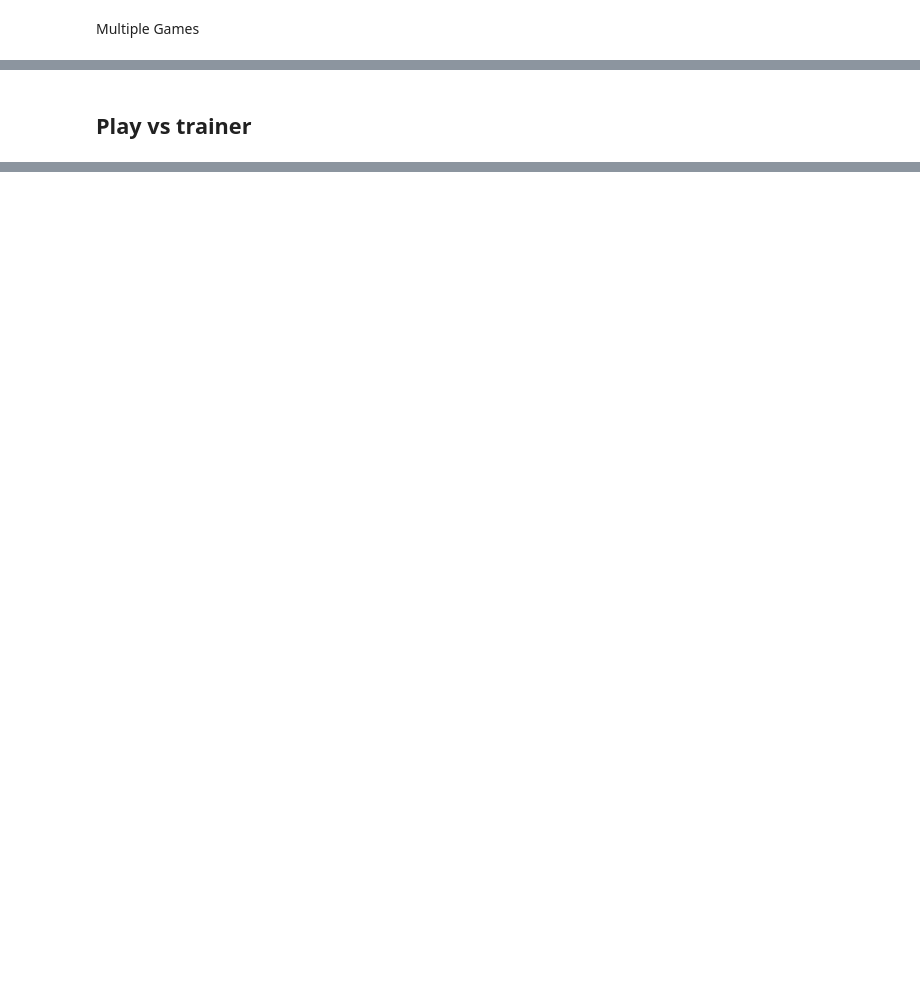
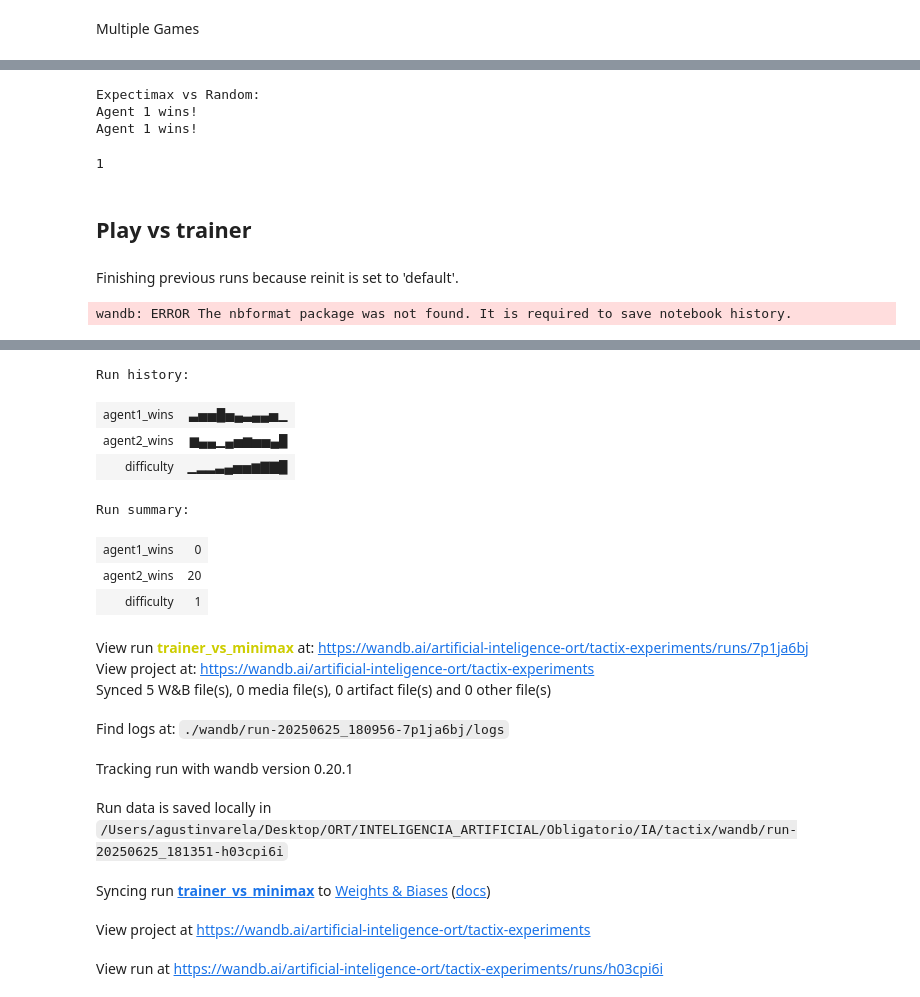
Before and after one commit to agustin2606/IA, a Jupyter notebook: tactix/tactix.ipynb, the cells around one changed output, grey strips where cells are left out. Saved outputs shown, nothing was run; the diff lists cells and outputs as text; code cells hidden in the pictures; blank space fills up the shorter version.

```diff
--- a/tactix/tactix.ipynb
+++ b/tactix/tactix.ipynb
@@ -65,3 +73,21 @@ plot_results(results)
+# %%
+import importlib
+import expectimax_agent
+import numpy as np
+importlib.reload(expectimax_agent)
+from expectimax_agent import ExpectimaxAgent
+
+# Crear un agente expectimax
+expectimax_agent = ExpectimaxAgent(env, depth=2)
+
+# Jugar contra un agente aleatorio
+print("Expectimax vs Random:")
+play_vs_other_agent(env, expectimax_agent, random_agent_1, render=False)
+# %% [output]
+Expectimax vs Random:
+Agent 1 wins!
+Agent 1 wins!
+1
 # %% [markdown]
 ## Play vs trainer
 # %%
@@ -69,9 +95,36 @@ plot_results(results)
 difficulties = [i / 10 for i in range(11)]
 results_summary = []
 
+total_agent1_wins=0
+total_agent2_wins=0
+
+wandb.init(project="tactix-experiments", name="trainer_vs_minimax")
+
 for d in difficulties:
     agent1 = TrainerAgent(env, difficulty=d)
-    agent2 = RandomTacTixAgent(env)
+    agent2 = MinimaxAgent(env)
 
-    results = run_multiple_games(env, agent1, agent2, num_games=200)
+    results = run_multiple_games(env, agent1, agent2, num_games=20)
     results_summary.append((d, results["agent1_wins"], results["agent2_wins"]))
+
+    total_agent1_wins += results["agent1_wins"]
+    total_agent2_wins += results["agent2_wins"]
+
+    wandb.log({
+        "difficulty": d,
+        "agent1_wins": results["agent1_wins"],
+        "agent2_wins": results["agent2_wins"]
+    })
+
+table= wandb.Table(data =[
+    ["Agent1", total_agent1_wins],
+    ["Agent2", total_agent2_wins]
+], columns=["Agent", "Wins"])
+
+
+wandb.log({"total_wins_bar_chat": wandb.plot.bar(table, "Agent", "Wins", title="Total Wins by Agent")})
+
+wandb.finish()
+# %% [output]
+Finishing previous runs because reinit is set to 'default'.
+wandb: ERROR The nbformat package was not found. It is required to save notebook history.
@@ -78,3 +132,20 @@ for d in difficulties:
+Run history:
+| agent1_wins | ▃▅▅█▅▄▃▄▄▅▁ |
+| agent2_wins | ▆▄▄▁▄▅▆▅▅▄█ |
+| difficulty | ▁▂▂▃▄▅▅▆▇▇█ |
+Run summary:
+| agent1_wins | 0 |
+| agent2_wins | 20 |
+| difficulty | 1 |
+View run trainer_vs_minimax at: https://wandb.ai/artificial-inteligence-ort/tactix-experiments/runs/7p1ja6bj
+View project at: https://wandb.ai/artificial-inteligence-ort/tactix-experiments
+Synced 5 W&B file(s), 0 media file(s), 0 artifact file(s) and 0 other file(s)
+Find logs at: ./wandb/run-20250625_180956-7p1ja6bj/logs
+Tracking run with wandb version 0.20.1
+Run data is saved locally in /Users/agustinvarela/Desktop/ORT/INTELIGENCIA_ARTIFICIAL/Obligatorio/IA/tactix/wandb/run-20250625_181351-h03cpi6i
+Syncing run trainer_vs_minimax to Weights & Biases (docs)
+View project at https://wandb.ai/artificial-inteligence-ort/tactix-experiments
+View run at https://wandb.ai/artificial-inteligence-ort/tactix-experiments/runs/h03cpi6i
 # %%
 # Mostrar resultados
 print("Probability | Agent 1 Wins | Agent 2 Wins")
```
Also changed, not shown: parts of 8 cells of this notebook, 42 other files.
